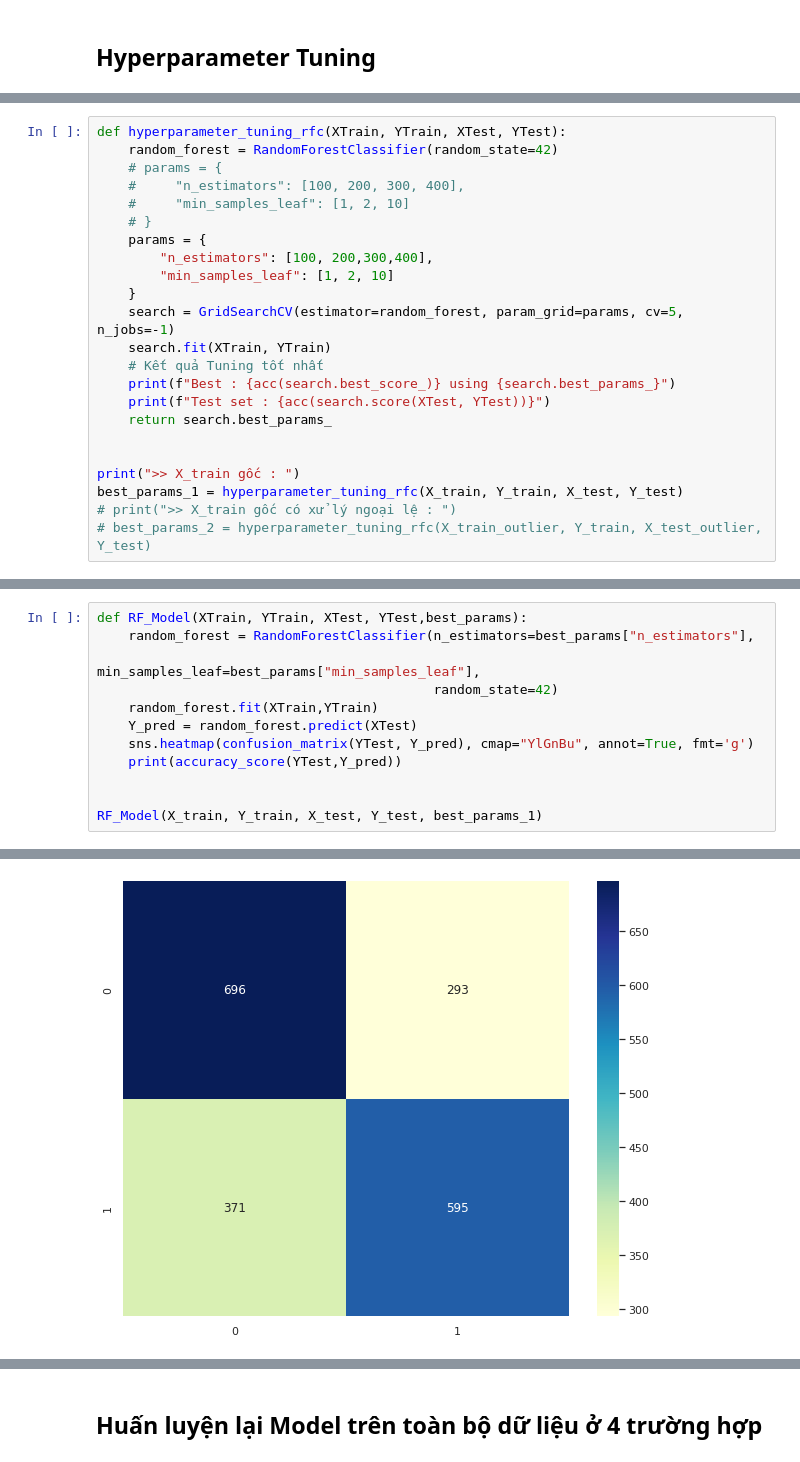
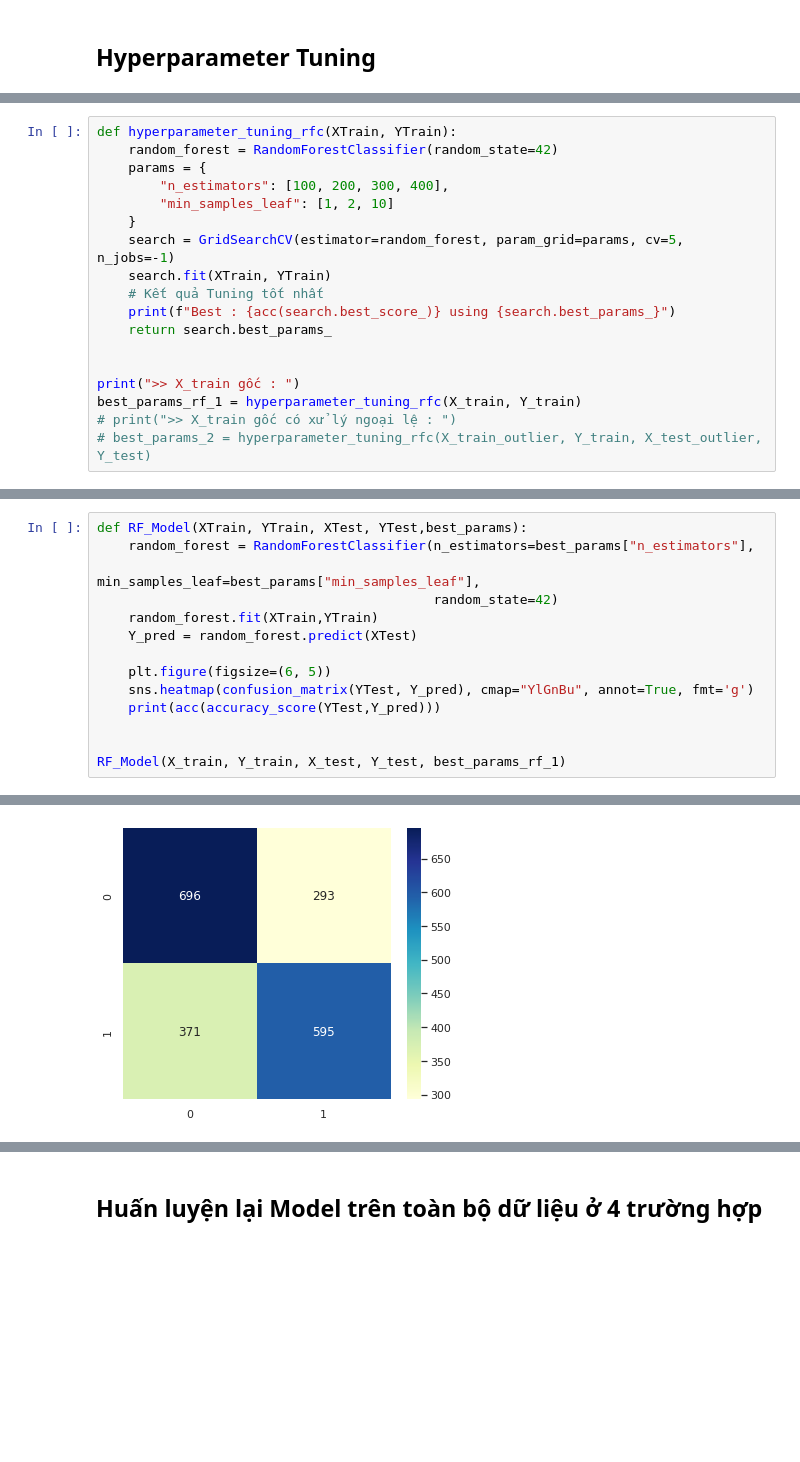
Before and after one commit to phuocleoceo/AmbitionBox-Rating, a Jupyter notebook: test-model/test.ipynb, the cells around one changed output, grey strips where cells are left out. Drawn from its saved outputs; the diff is of its cells as text; blank space fills up the shorter version.

Commit message:
backup model

```diff
--- a/test-model/test.ipynb
+++ b/test-model/test.ipynb
@@ -167,24 +117,19 @@ Tìm kiếm các siêu tham số tốt nhất cho mô hình bằng tập Train,
 # %%
-def hyperparameter_tuning_rfc(XTrain, YTrain, XTest, YTest):
+def hyperparameter_tuning_rfc(XTrain, YTrain):
     random_forest = RandomForestClassifier(random_state=42)
-    # params = {
-    #     "n_estimators": [100, 200, 300, 400],
-    #     "min_samples_leaf": [1, 2, 10]
-    # }
     params = {
-        "n_estimators": [100, 200,300,400],
+        "n_estimators": [100, 200, 300, 400],
         "min_samples_leaf": [1, 2, 10]
     }
     search = GridSearchCV(estimator=random_forest, param_grid=params, cv=5, n_jobs=-1)
     search.fit(XTrain, YTrain)
     # Kết quả Tuning tốt nhất
     print(f"Best : {acc(search.best_score_)} using {search.best_params_}")
-    print(f"Test set : {acc(search.score(XTest, YTest))}")
     return search.best_params_
 
 
 print(">> X_train gốc : ")
-best_params_1 = hyperparameter_tuning_rfc(X_train, Y_train, X_test, Y_test)
+best_params_rf_1 = hyperparameter_tuning_rfc(X_train, Y_train)
 # print(">> X_train gốc có xử lý ngoại lệ : ")
 # best_params_2 = hyperparameter_tuning_rfc(X_train_outlier, Y_train, X_test_outlier, Y_test)
 # %% [output]
@@ -198,9 +144,11 @@ def RF_Model(XTrain, YTrain, XTest, YTest,best_params):
                                            random_state=42)
     random_forest.fit(XTrain,YTrain)
     Y_pred = random_forest.predict(XTest)
+
+    plt.figure(figsize=(6, 5))
     sns.heatmap(confusion_matrix(YTest, Y_pred), cmap="YlGnBu", annot=True, fmt='g')
-    print(accuracy_score(YTest,Y_pred))
+    print(acc(accuracy_score(YTest,Y_pred)))
 
 
-RF_Model(X_train, Y_train, X_test, Y_test, best_params_1)
+RF_Model(X_train, Y_train, X_test, Y_test, best_params_rf_1)
 # %% [output]
@@ -208,2 +156,2 @@ RF_Model(X_train, Y_train, X_test, Y_test, best_params_1)
-[figure, old version]
+[figure, new version]
 # %% [markdown]
```
Also changed, not shown: parts of 31 cells of this notebook, 2 other files.
